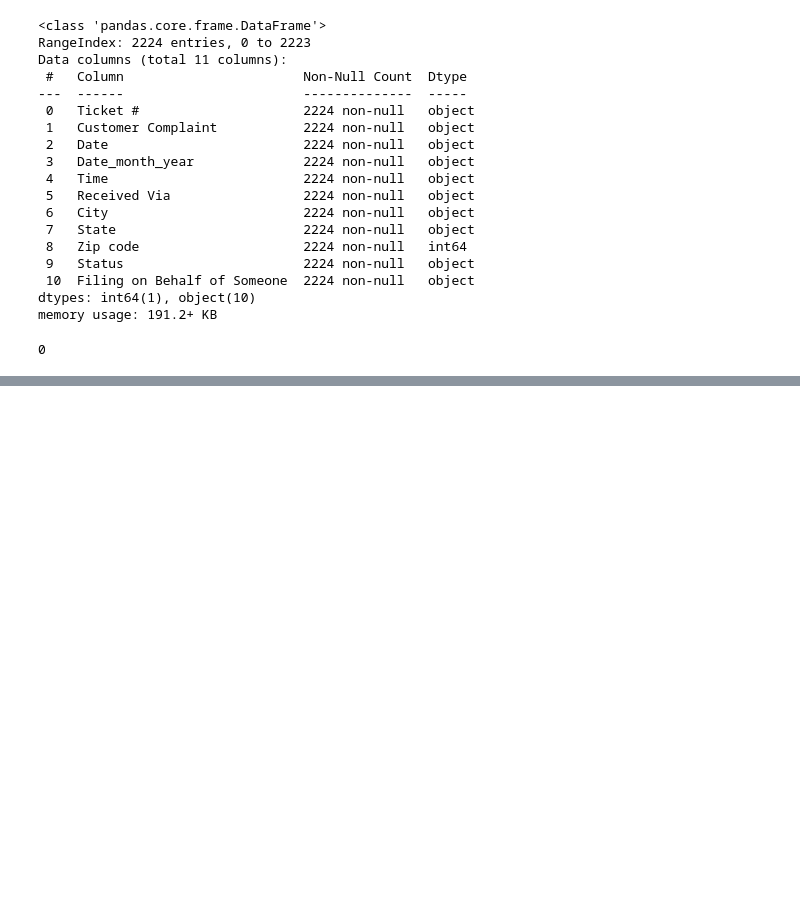
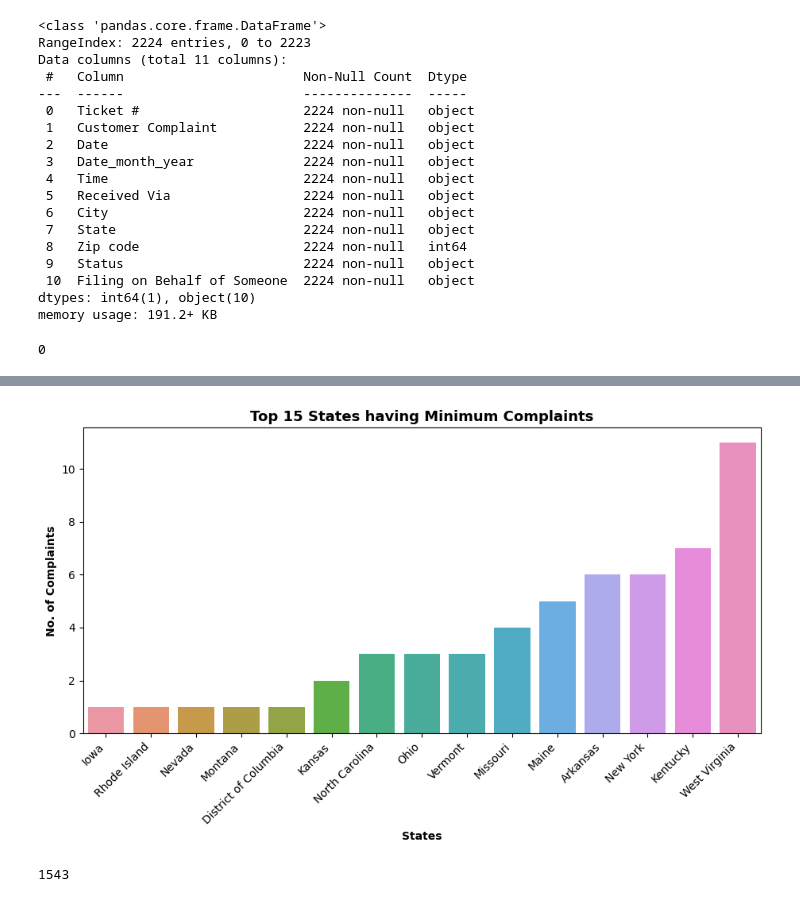
Before and after one commit to lavkushsingh31/Data_Science_Machine_Learning_Projects, a Jupyter notebook: Course Project - Comcast Telecom Consumer Complaints/Comcast Telecom Consumer Complaints.ipynb, the cells around one changed output, grey strips where cells are left out. Cells and saved outputs as stored; diff of their text form; code cells hidden in the pictures; blank space fills up the shorter version.

```diff
--- a/Course Project - Comcast Telecom Consumer Complaints/Comcast Telecom Consumer Complaints.ipynb
+++ b/Course Project - Comcast Telecom Consumer Complaints/Comcast Telecom Consumer Complaints.ipynb
@@ -41,0 +86,13 @@ comcast_data.duplicated().sum()
+# %%
+top_15_state_max_complains = comcast_data['State'].value_counts()[:15]
+top_15_state_min_complains = comcast_data['State'].value_counts(ascending = True)[:15]
+# %%
+plt.figure(figsize=(11,5))
+ax = sns.barplot(x = top_15_state_min_complains.index, y = top_15_state_min_complains.values)
+ax.bar_label(ax.containers[0])
+plt.xticks(rotation=45, ha='right')
+plt.title('Top 15 States having Minimum Complaints', fontsize = 13, fontweight="bold")
+plt.xlabel('States', fontweight="bold")
+plt.ylabel('No. of Complaints', fontweight="bold");
+# %% [output]
+[figure, added]
@@ -41,0 +107,4 @@ comcast_data.duplicated().sum()
+# %%
+comcast_data['Zip code'].nunique()
+# %% [output]
+1543
```
Also changed, not shown: parts of 14 cells of this notebook.
